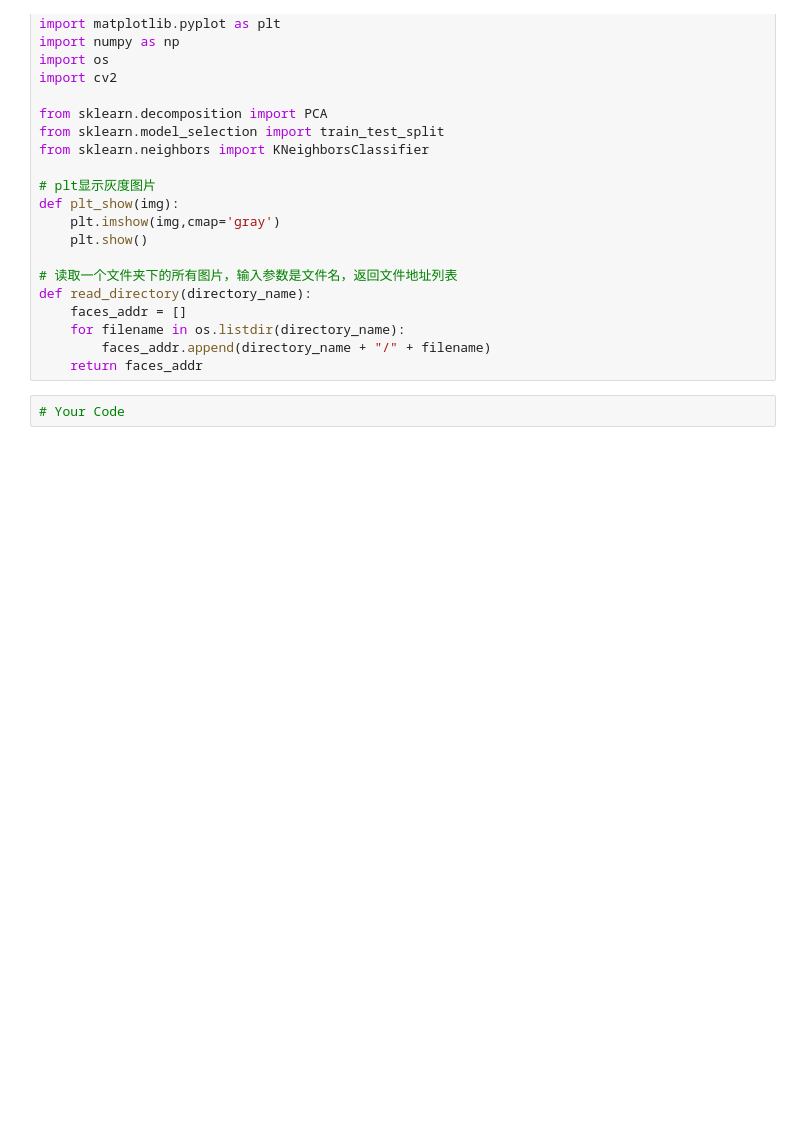
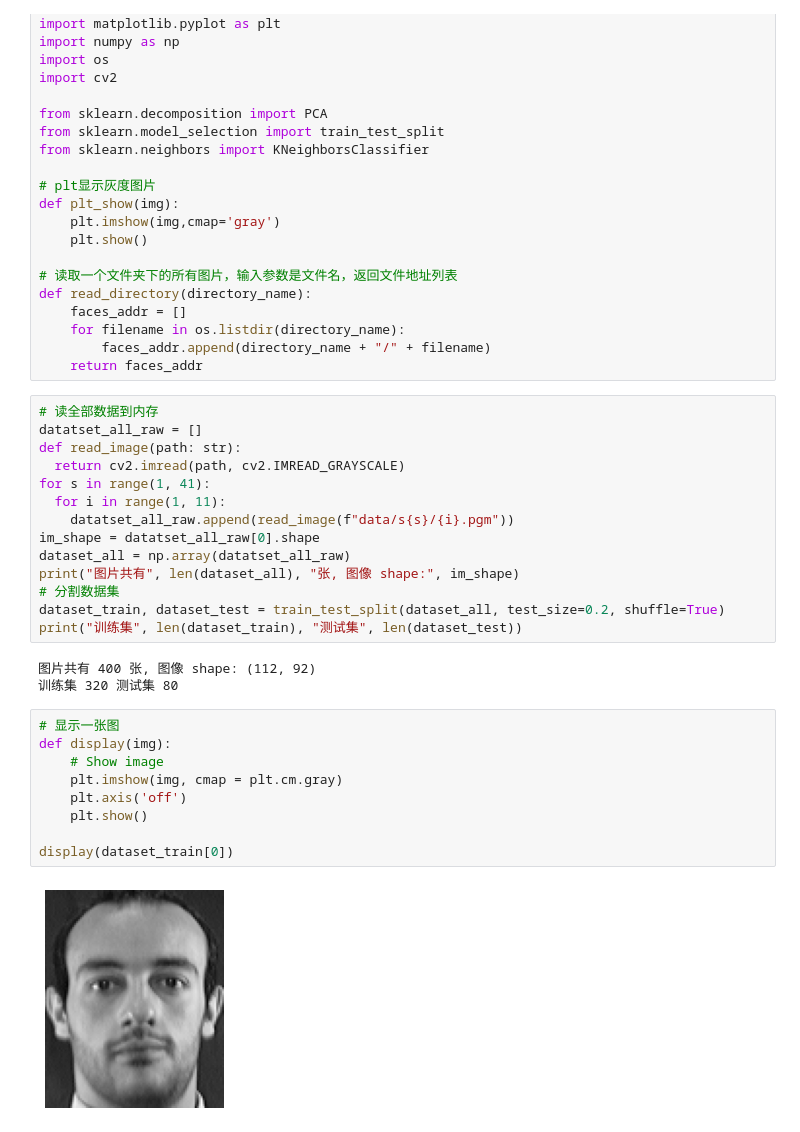
Before and after one commit to chiro2001/cv-lab, a Jupyter notebook: Homework1/part2/answer.ipynb, the cells around one changed output. Cells and saved outputs as stored; diff of their text form; blank space fills up the shorter version.

```diff
--- a/Homework1/part2/answer.ipynb
+++ b/Homework1/part2/answer.ipynb
@@ -68,5 +68,31 @@ def read_directory(directory_name):
     for filename in os.listdir(directory_name):
         faces_addr.append(directory_name + "/" + filename)
     return faces_addr
-# %%
-# Your Code
+# %%
+# 读全部数据到内存
+datatset_all_raw = []
+def read_image(path: str):
+  return cv2.imread(path, cv2.IMREAD_GRAYSCALE)
+for s in range(1, 41):
+  for i in range(1, 11):
+    datatset_all_raw.append(read_image(f"data/s{s}/{i}.pgm"))
+im_shape = datatset_all_raw[0].shape
+dataset_all = np.array(datatset_all_raw)
+print("图片共有", len(dataset_all), "张, 图像 shape:", im_shape)
+# 分割数据集
+dataset_train, dataset_test = train_test_split(dataset_all, test_size=0.2, shuffle=True)
+print("训练集", len(dataset_train), "测试集", len(dataset_test))
+# %% [output]
+图片共有 400 张, 图像 shape: (112, 92)
+训练集 320 测试集 80
+# %%
+# 显示一张图
+def display(img):
+    # Show image
+    plt.imshow(img, cmap = plt.cm.gray)
+    plt.axis('off')
+    plt.show()
+
+display(dataset_train[0])
+# %% [output]
+[figure, added]
```
Also changed, not shown: parts of 10 cells of this notebook.
